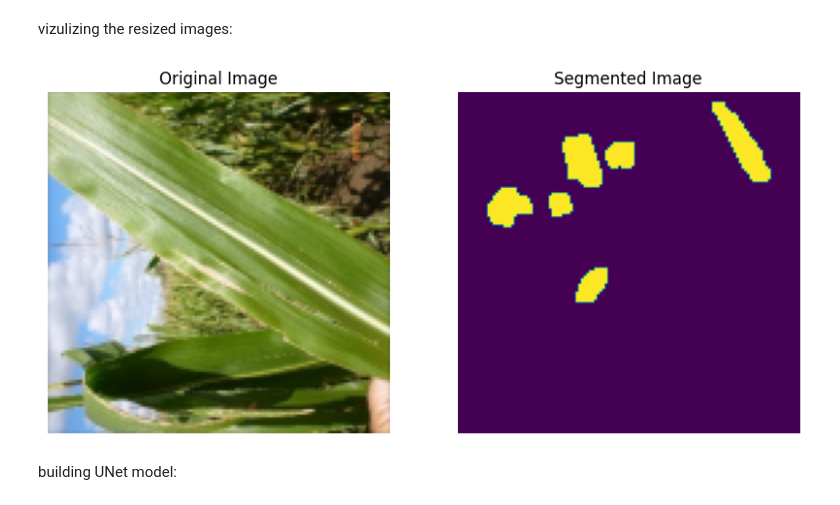
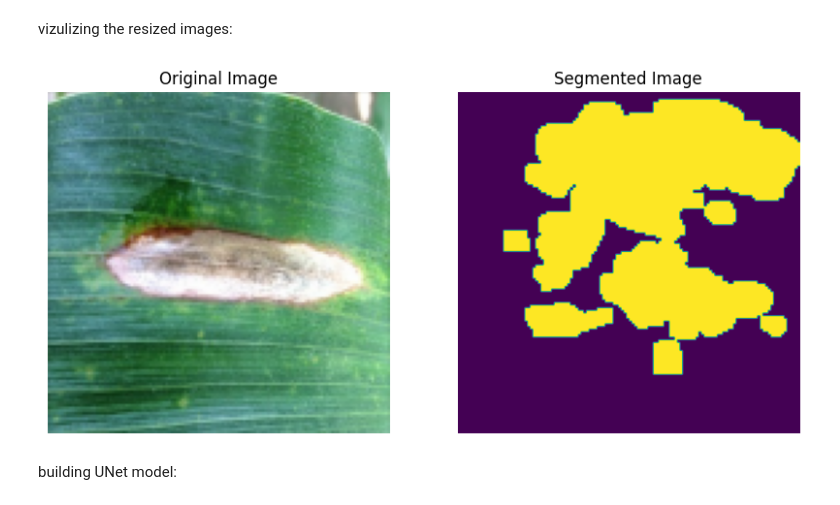
Before and after one commit to talisma-cassoma/plant-disease-study, a Jupyter notebook: Plant_disease_segmentation.ipynb, the cells around one changed output. Saved outputs shown, nothing was run; the diff lists cells and outputs as text; code cells hidden in the pictures.

```diff
--- a/Plant_disease_segmentation.ipynb
+++ b/Plant_disease_segmentation.ipynb
@@ -330,23 +330,23 @@ Resizing test images
 # %% [markdown]
 vizulizing the resized images:
 # %%
-image_x = 6
+image_x = 3
 
 fig, axes = plt.subplots(1, 2, figsize=(10, 5))
 
 # Display the original image
 axes[0].imshow(X_train[image_x])
 axes[0].set_title('Original Image')
 axes[0].axis('off')
 
 # Display the segmented image
 axes[1].imshow(np.squeeze(Y_train[image_x]))
 axes[1].set_title('Segmented Image')
 axes[1].axis('off')
 
 plt.show()
 # %% [output]
-[figure, old version]
+[figure, new version]
 # %% [markdown]
 building UNet model:
 # %%
```
Also changed, not shown: parts of 16 cells of this notebook.
